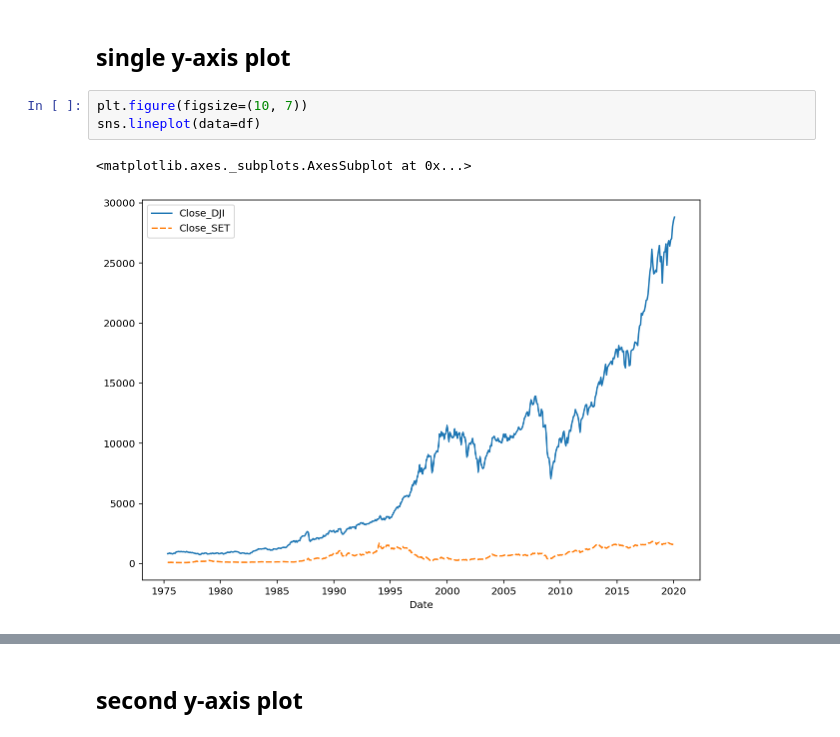
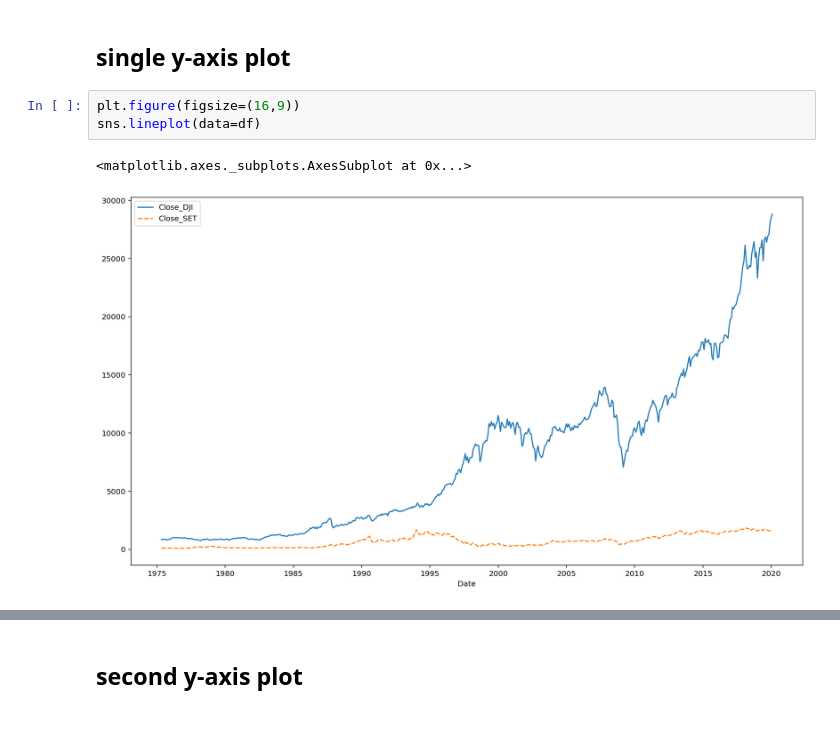
Before and after one commit to prasertcbs/seaborn, a Jupyter notebook: seaborn_second_y_axis.ipynb, the cells around one changed output, grey strips where cells are left out. Cells and saved outputs as stored; diff of their text form.

```diff
--- a/seaborn_second_y_axis.ipynb
+++ b/seaborn_second_y_axis.ipynb
@@ -81,8 +93,8 @@ df
 # %% [markdown]
 ## single y-axis plot
 # %%
-plt.figure(figsize=(10, 7))
+plt.figure(figsize=(16,9))
 sns.lineplot(data=df)
 # %% [output]
 <matplotlib.axes._subplots.AxesSubplot at 0x...>
-[figure, old version]
+[figure, new version]
```
Also changed, not shown: parts of 7 cells of this notebook, 2 other files.
